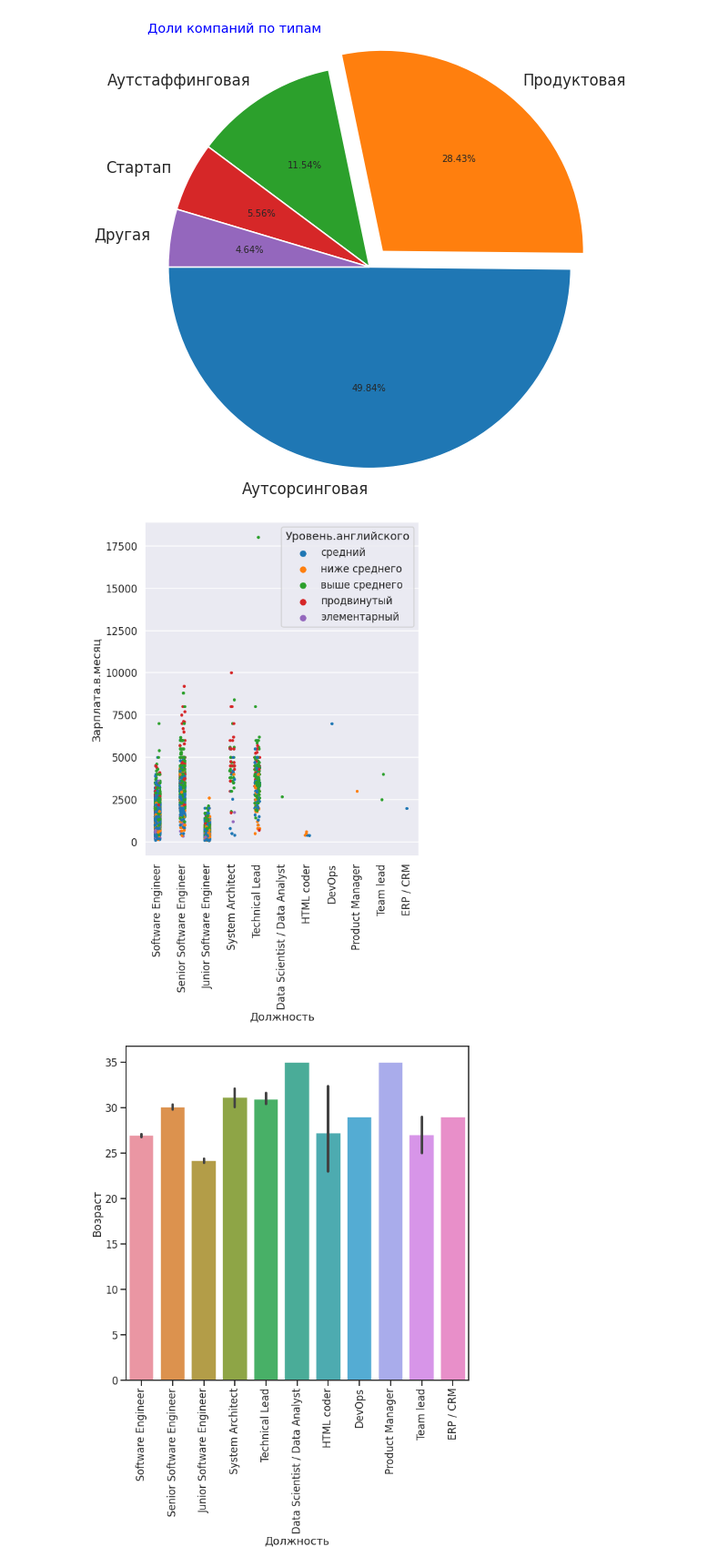
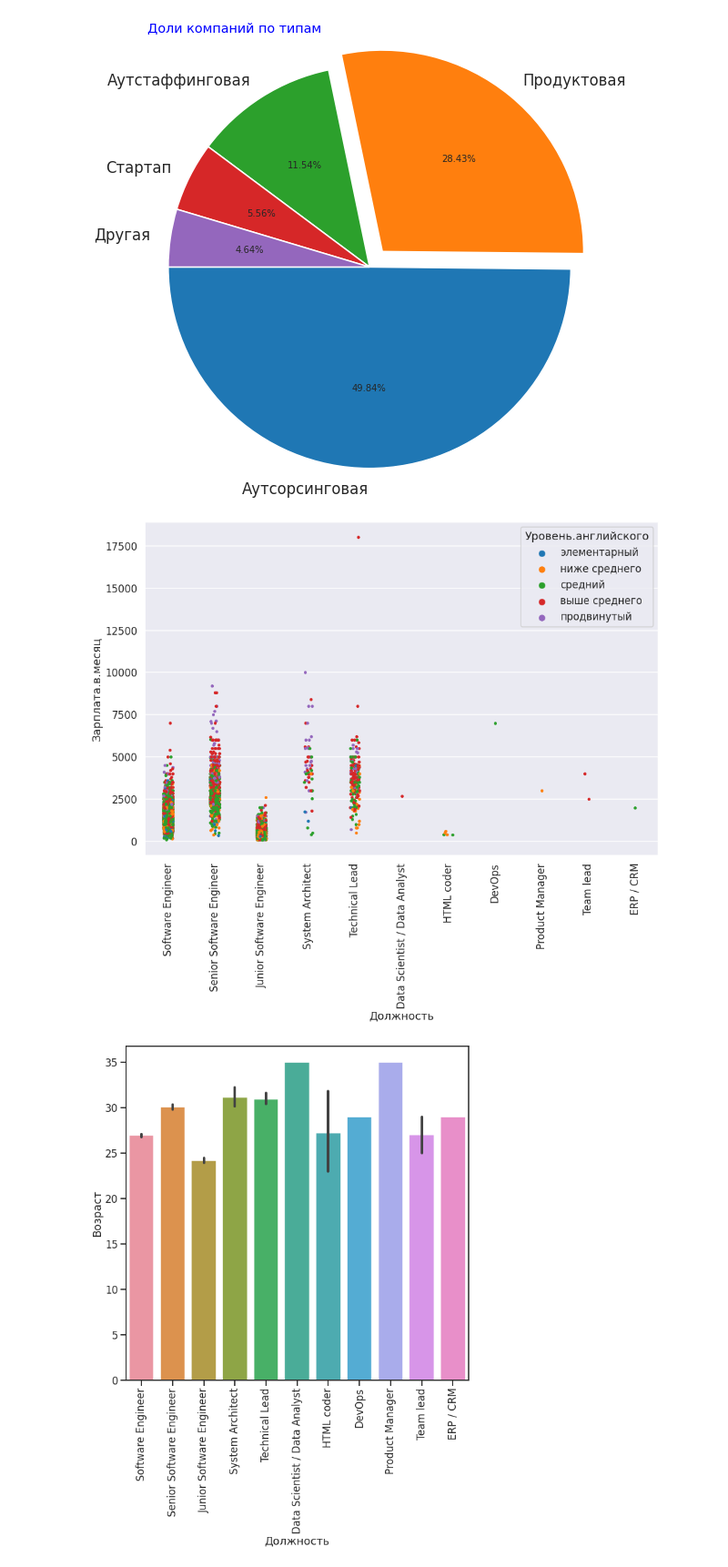
Before and after one commit to PavelStelmakhV/hw303-data-visualization, a Jupyter notebook: Hw2.2.ipynb, the cells around one changed output. Shown: that part at 91% size. Saved outputs shown, nothing was run; the diff lists cells and outputs as text; code cells hidden in the pictures.

```diff
--- a/Hw2.2.ipynb
+++ b/Hw2.2.ipynb
@@ -223,15 +223,14 @@ plt.show()
 # %%
 %matplotlib inline
 df_s = df.copy()
-plt.figure(figsize = (8,10))
+plt.figure(figsize = (15,10))
 sns.set_style("darkgrid")
 sns.set_context(context='talk', font_scale=1, rc=None)
-sns.stripplot(x='Должность', y='Зарплата.в.месяц', hue='Уровень.английского',data=df_s)
-# axes.labelcolor('red')
+sns.stripplot(x='Должность', y='Зарплата.в.месяц', hue='Уровень.английского', hue_order=['элементарный', 'ниже среднего', 'средний', 'выше среднего', 'продвинутый'],data=df_s)
 plt.xticks(rotation=90)
 plt.show()
 # %% [output]
-[figure, old version]
+[figure, new version]
 # %%
 %matplotlib inline
 df_b = df.copy()
```
